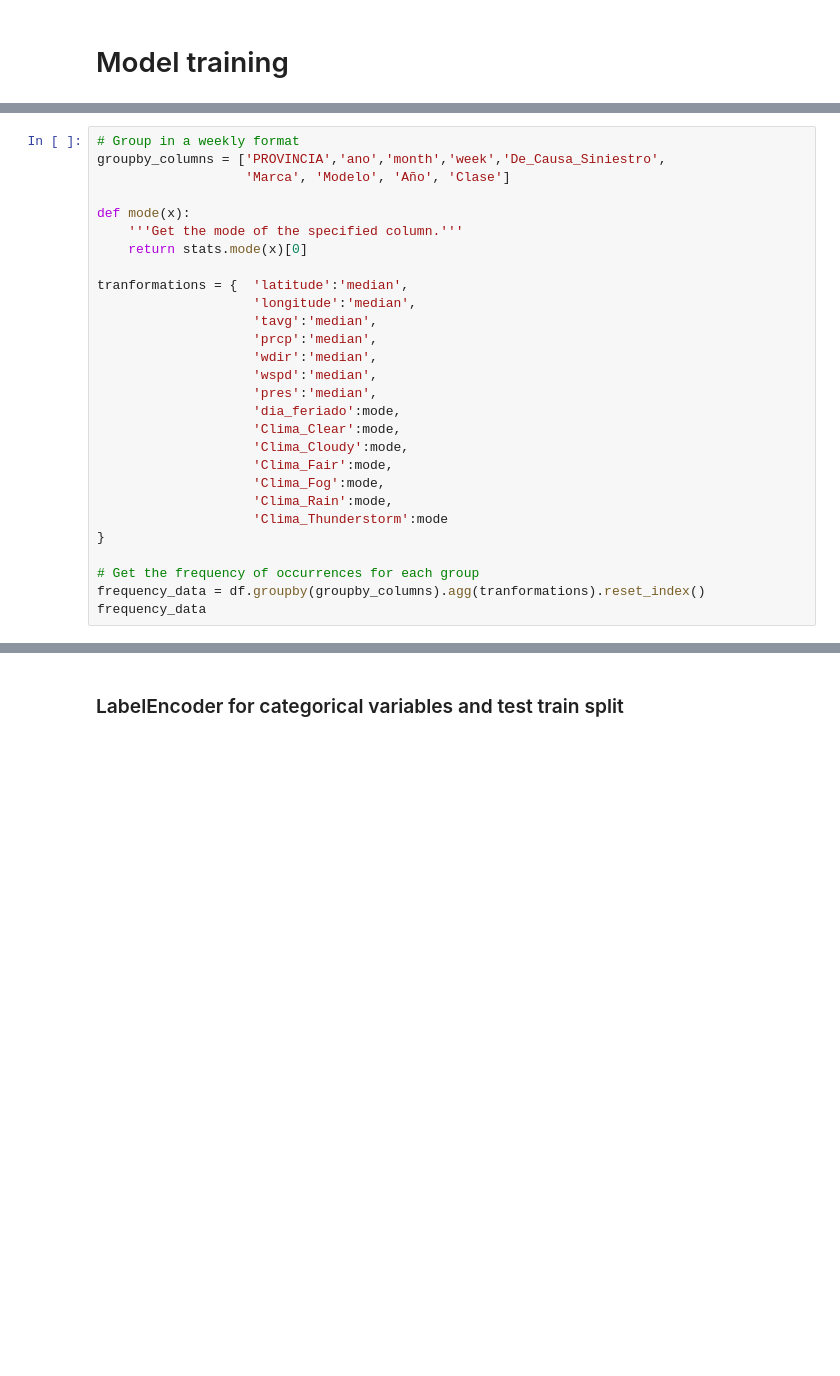
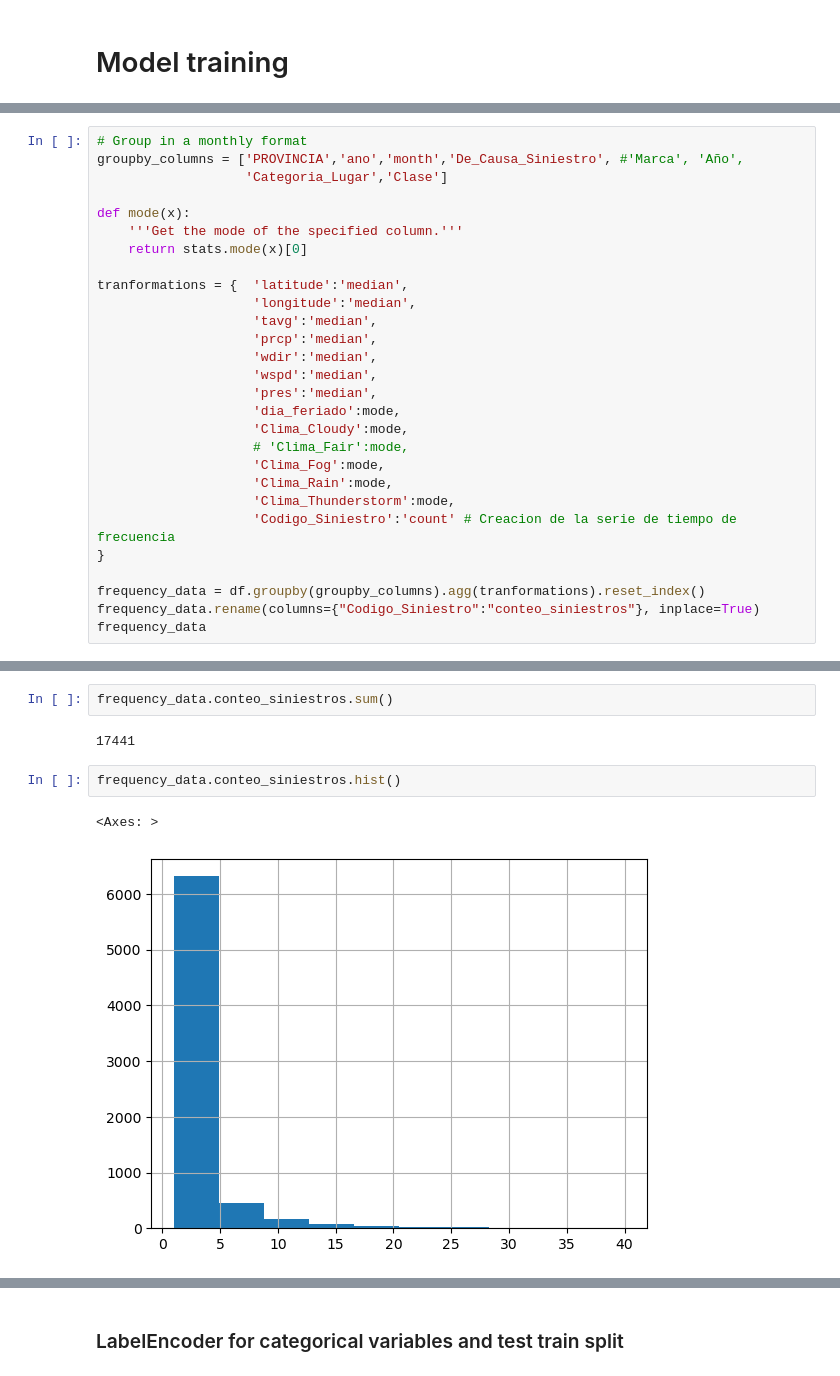
Before and after one commit to josegarciav/Datathon_BDO_2023, a Jupyter notebook: Model_Training.ipynb, the cells around one changed output, grey strips where cells are left out. Cells and saved outputs as stored; diff of their text form; blank space fills up the shorter version.

Commit message:
model training done

```diff
--- a/Model_Training.ipynb
+++ b/Model_Training.ipynb
@@ -73,8 +99,8 @@ prcp                   object
 dtype: object
 # %%
-# Group in a weekly format
-groupby_columns = ['PROVINCIA','ano','month','week','De_Causa_Siniestro',
-                   'Marca', 'Modelo', 'Año', 'Clase']
+# Group in a monthly format
+groupby_columns = ['PROVINCIA','ano','month','De_Causa_Siniestro', #'Marca', 'Año',
+                   'Categoria_Lugar','Clase']
 
 def mode(x):
     '''Get the mode of the specified column.'''
@@ -88,14 +114,14 @@ tranformations = {  'latitude':'median',
                     'wspd':'median',
                     'pres':'median',
                     'dia_feriado':mode,
-                    'Clima_Clear':mode,
                     'Clima_Cloudy':mode,
-                    'Clima_Fair':mode,
+                    # 'Clima_Fair':mode,
                     'Clima_Fog':mode,
                     'Clima_Rain':mode,
-                    'Clima_Thunderstorm':mode
+                    'Clima_Thunderstorm':mode,
+                    'Codigo_Siniestro':'count' # Creacion de la serie de tiempo de frecuencia
 }
 
-# Get the frequency of occurrences for each group
 frequency_data = df.groupby(groupby_columns).agg(tranformations).reset_index()
+frequency_data.rename(columns={"Codigo_Siniestro":"conteo_siniestros"}, inplace=True)
 frequency_data
@@ -102,3 +142,12 @@ frequency_data
+# %%
+frequency_data.conteo_siniestros.sum()
+# %% [output]
+17441
+# %%
+frequency_data.conteo_siniestros.hist()
+# %% [output]
+<Axes: >
+[figure, added]
 # %%
 def encode(data, col, max_val):
     data[col + '_sin'] = np.sin(2 * np.pi * data[col]/max_val)
```
Also changed, not shown: parts of 34 cells of this notebook, 9 other files.
